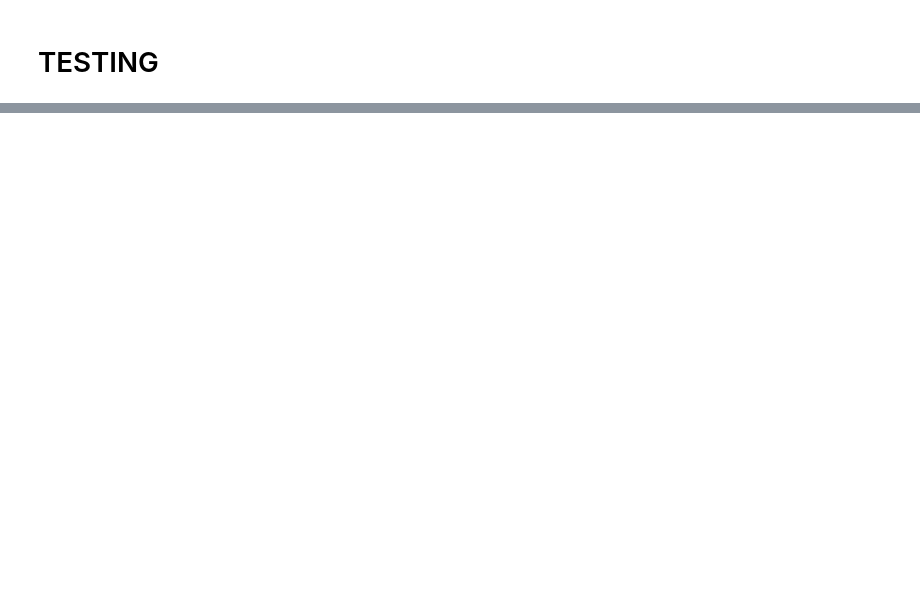
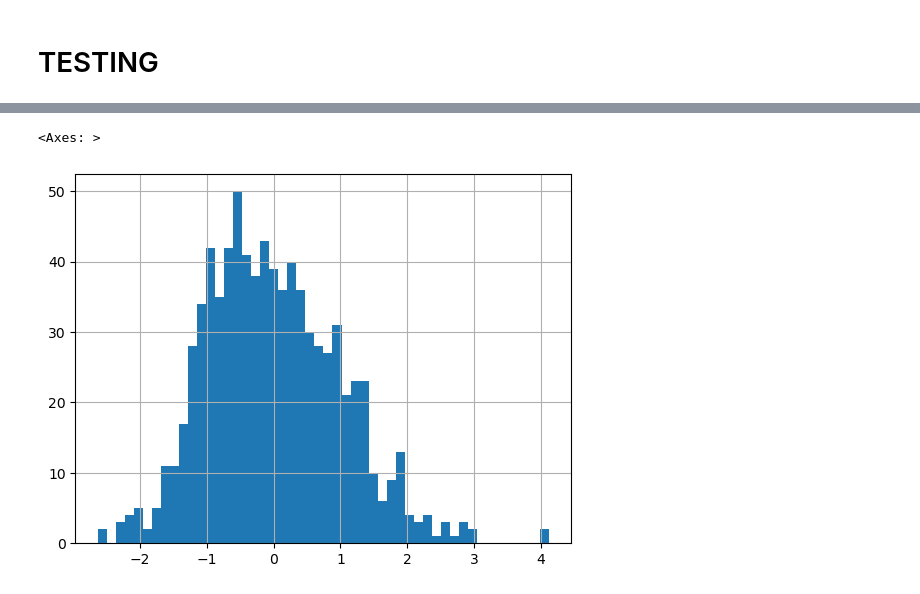
Before and after one commit to MikeAnderson89/ADIA_Lab_Market_Prediction, a Jupyter notebook: datascienceftw/notebooks/adia_submission_test_all_dates.ipynb, the cells around one changed output, grey strips where cells are left out. Saved outputs shown, nothing was run; the diff lists cells and outputs as text; code cells hidden in the pictures; blank space fills up the shorter version.

```diff
--- a/datascienceftw/notebooks/adia_submission_test_all_dates.ipynb
+++ b/datascienceftw/notebooks/adia_submission_test_all_dates.ipynb
@@ -737,0 +1408,10 @@ preds_df.groupby(['date', 'id']).mean()
+# %%
+num_cols = [x for x in X_train.columns if x not in ['date', 'id']]
+# %%
+X_train = X_train[X_train['date'] == 0]
+X_train[num_cols] = X_train[num_cols].apply(zscore)
+# %%
+list_of_dates = list(set(X_train['date']))
+
+for date in list_of_dates:
+    X_train.loc[X_train['date'] == date, num_cols] = zscore(X_train[X_train['date'] == date][num_cols])
@@ -737,0 +1436,2 @@ preds_df.groupby(['date', 'id']).mean()
+# %%
+X_train.loc[X_train['date'] == 0, num_cols] = zscore(X_train[X_train['date'] == 0][num_cols])
@@ -737,0 +1487,7 @@ preds_df.groupby(['date', 'id']).mean()
+# %%
+test = X_train[X_train['date'] == 0][num_cols]
+
+test.apply(zscore)['0'].hist(bins=50)
+# %% [output]
+<Axes: >
+[figure, added]
```
Also changed, not shown: parts of 44 cells of this notebook, 4 other files.
